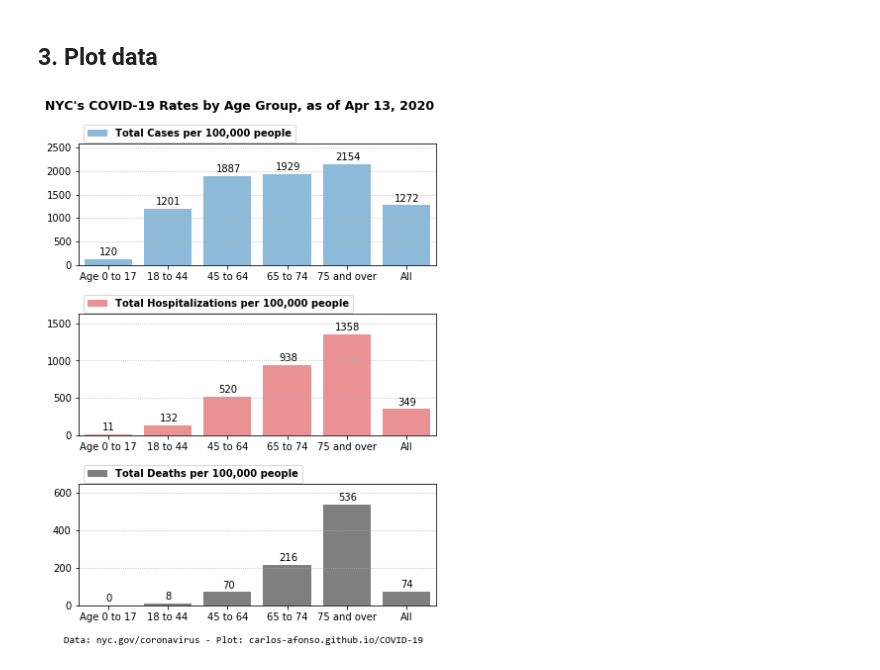
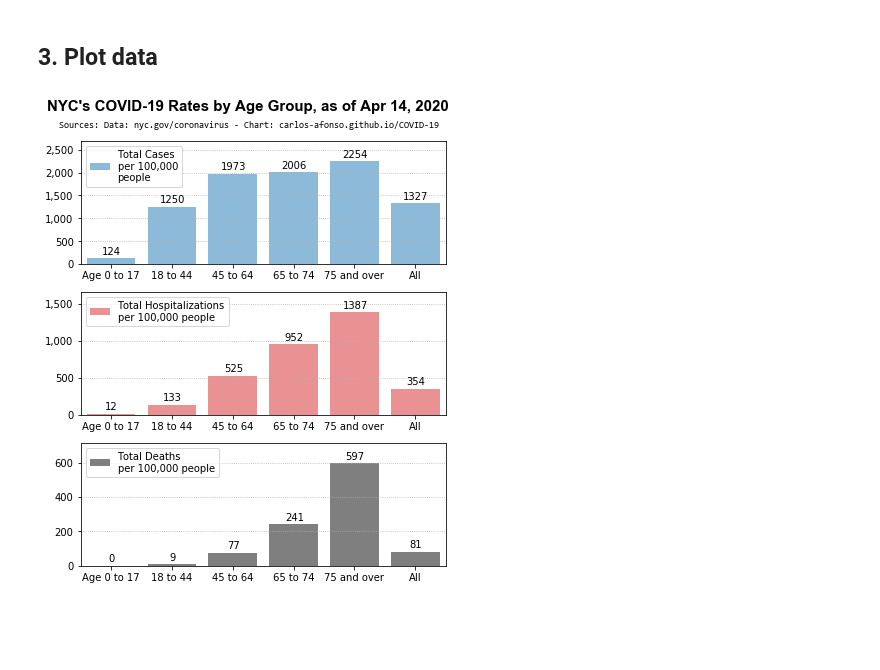
Before and after one commit to carlos-afonso/COVID-19, a Jupyter notebook: notebooks/nyc-covid-19-by-age.ipynb, the cells around one changed output. Saved outputs shown, nothing was run; the diff lists cells and outputs as text; code cells hidden in the pictures; blank space fills up the shorter version.

Commit message:
updates plot with new data

```diff
--- a/notebooks/nyc-covid-19-by-age.ipynb
+++ b/notebooks/nyc-covid-19-by-age.ipynb
@@ -10,9 +11,8 @@ import pandas as pd
 
 Read data from CSV file into Pandas DataFrame.
 # %%
-update_str = 'as of Apr 13, 2020'
-source_str = 'Data: nyc.gov/coronavirus - Plot: carlos-afonso.github.io/COVID-19'
-#source_str = 'Data: NYC Health: nyc.gov/coronavirus - Plot: carlos-afonso.github.io/COVID-19'
+update_str = 'as of Apr 14, 2020'
+source_str = 'Sources: Data: nyc.gov/coronavirus - Chart: carlos-afonso.github.io/COVID-19'
 
 file = '../data/nyc-health-github/by-age.csv'
 df = pd.read_csv(file)
@@ -60,37 +60,35 @@ df
 # %% [markdown]
 ## 3. Plot data
 # %%
-fig, (ax1, ax2, ax3) = plt.subplots(3, figsize=(6, 8), sharex=False)
+fig, (ax1, ax2, ax3) = plt.subplots(3, figsize=(6, 7), sharex=False)
 
-ax1.bar(df['group'], df['case_rate'], alpha=0.5, color='C0', label='Total Cases per 100,000 people')
-ax2.bar(df['group'], df['hosp_rate'], alpha=0.5, color='C3', label='Total Hospitalizations per 100,000 people')
-ax3.bar(df['group'], df['death_rate'], alpha=0.5, color='k', label='Total Deaths per 100,000 people')
-
-#ax1.set_ylim(0, 1800)
-#ax2.set_ylim(0, 990)
-#ax3.set_ylim(0, 370)
+ax1.bar(df['group'], df['case_rate'], alpha=0.5, color='C0', label='Total Cases\nper 100,000\npeople')
+ax2.bar(df['group'], df['hosp_rate'], alpha=0.5, color='C3', label='Total Hospitalizations\nper 100,000 people')
+ax3.bar(df['group'], df['death_rate'], alpha=0.5, color='k', label='Total Deaths\nper 100,000 people')
 
 s = 1.2
 ax1.set_ylim(0, s * df['case_rate'].max())
 ax2.set_ylim(0, s * df['hosp_rate'].max())
 ax3.set_ylim(0, s * df['death_rate'].max())
 
 for ax in (ax1, ax2, ax3):
     ax.set_xlim(-0.5, 5.5)
+    ax.yaxis.set_major_formatter(StrMethodFormatter('{x:,.0f}'))
     ax.grid(axis='y', linestyle=':')
-    ax.legend(bbox_to_anchor=(0, 1.2), loc='upper left', prop={'weight':'bold'})
+    ax.legend(loc='upper left') # bbox_to_anchor=(0, 1.2), prop={'weight':'bold'}
     for i in ax.patches:
         [x, y] = [i.get_x(), i.get_height()]
         ax.annotate(str(int(round(y))), xy=[x, y], xytext=(25, 7), textcoords='offset points', ha='center', va='center')
 
-plt.suptitle('NYC\'s COVID-19 Rates by Age Group, ' + update_str, fontweight='bold', fontsize=12.5, x=0.48)
+title_str = 'NYC\'s COVID-19 Rates by Age Group, ' + update_str
+plt.suptitle(title_str, fontfamily='Arial', fontweight='bold', fontsize=15, x=0.495)
 
-ax3.text(-0.75, -200, source_str, fontfamily='Consolas', fontsize=10)
+ax1.set_title(source_str, pad=13, fontfamily='Consolas', fontsize=9.2, x=0.46)
 
-plt.tight_layout(pad=1.2, rect=[0, 0, 1, 0.96]) #
+plt.tight_layout(rect=[0, 0, 1, 0.96]) # pad=1.5
 plt.show()
 # %% [output]
-[figure, old version]
+[figure, new version]
 # %%
 # Save figure as SVG and PNG images
 file_path = '../images/nyc-covid-19-rates-by-age'
```
Also changed, not shown: parts of 3 cells of this notebook, 2 other files.
